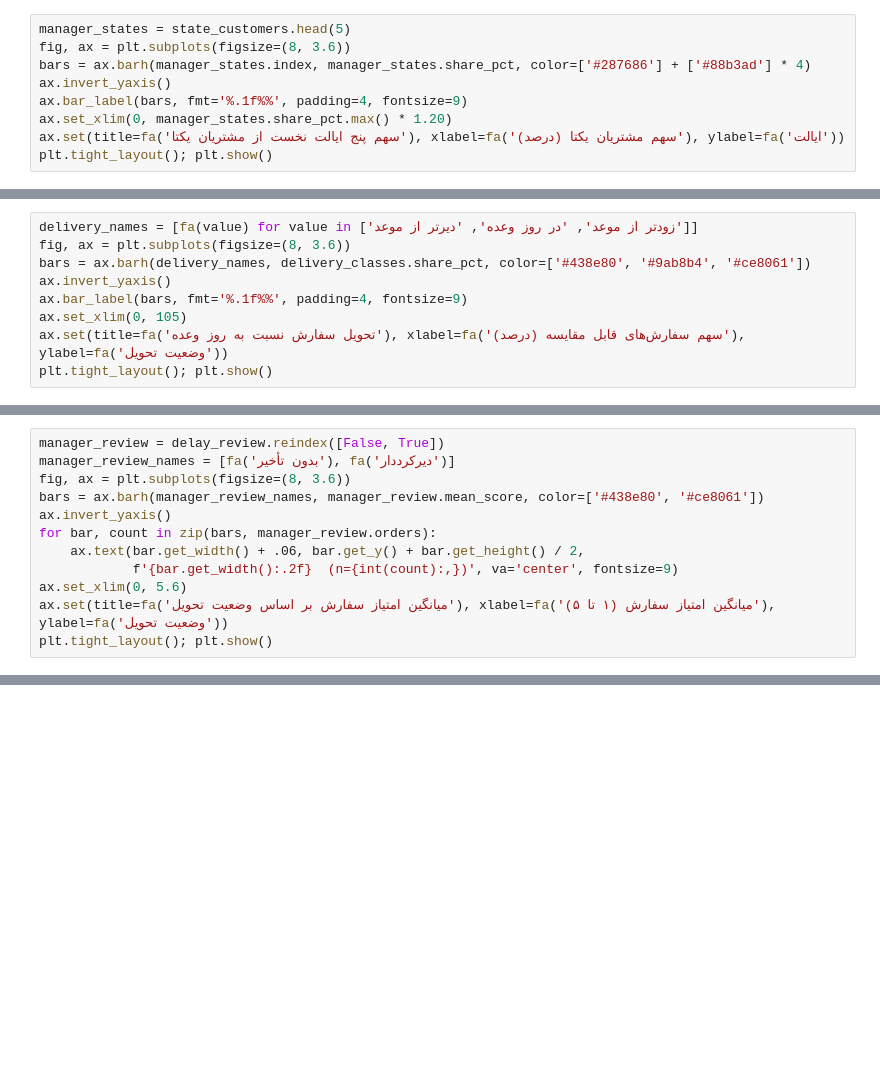
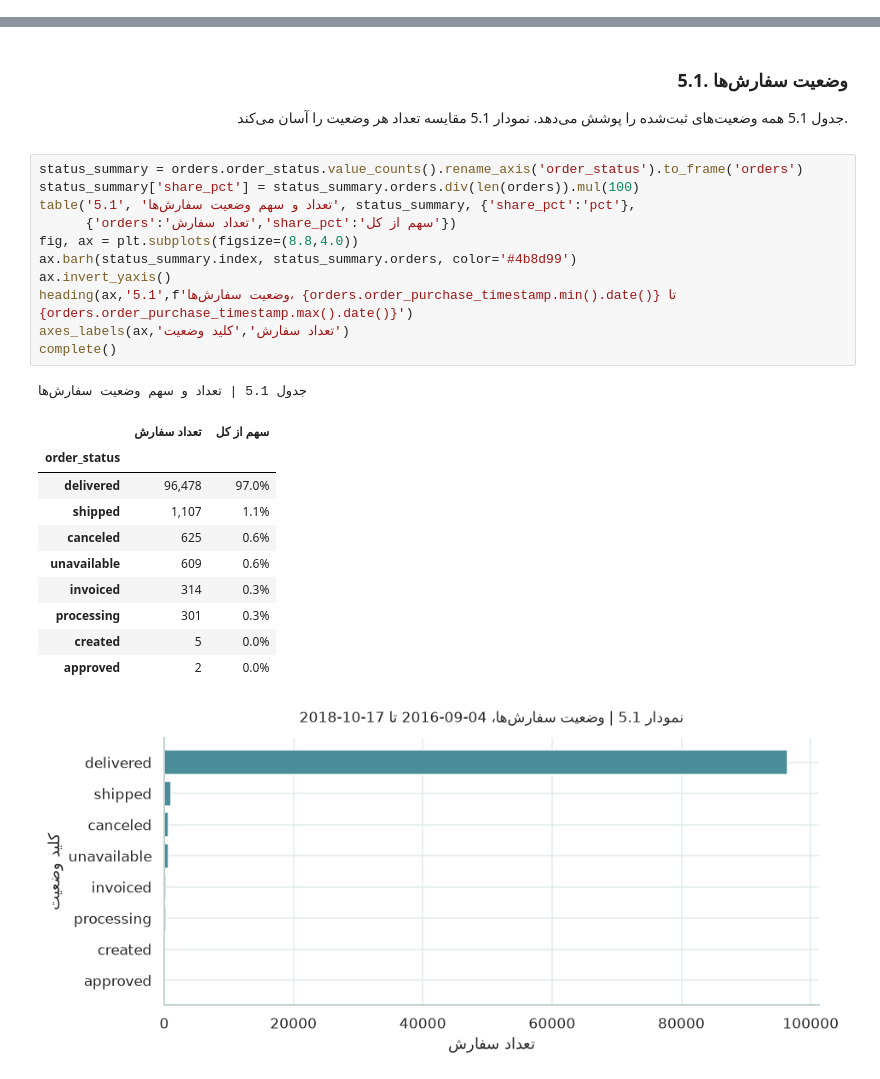
Before and after one commit to arashalidadi/olist-pro, a Jupyter notebook: olist_analysis.ipynb, the cells around one changed output, grey strips where cells are left out. Saved outputs shown, nothing was run; the diff lists cells and outputs as text; blank space fills up the shorter version.

```diff
--- a/olist_analysis.ipynb
+++ b/olist_analysis.ipynb
@@ -2856,9 +0,0 @@ plt.xticks(rotation=35); plt.tight_layout(); plt.show()
-# %%
-manager_states = state_customers.head(5)
-fig, ax = plt.subplots(figsize=(8, 3.6))
-bars = ax.barh(manager_states.index, manager_states.share_pct, color=['#287686'] + ['#88b3ad'] * 4)
-ax.invert_yaxis()
-ax.bar_label(bars, fmt='%.1f%%', padding=4, fontsize=9)
-ax.set_xlim(0, manager_states.share_pct.max() * 1.20)
-ax.set(title=fa('سهم پنج ایالت نخست از مشتریان یکتا'), xlabel=fa('سهم مشتریان یکتا (درصد)'), ylabel=fa('ایالت'))
-plt.tight_layout(); plt.show()
@@ -2908,9 +0,0 @@ plt.tight_layout(); plt.show()
-# %%
-delivery_names = [fa(value) for value in ['زودتر از موعد', 'در روز وعده', 'دیرتر از موعد']]
-fig, ax = plt.subplots(figsize=(8, 3.6))
-bars = ax.barh(delivery_names, delivery_classes.share_pct, color=['#438e80', '#9ab8b4', '#ce8061'])
-ax.invert_yaxis()
-ax.bar_label(bars, fmt='%.1f%%', padding=4, fontsize=9)
-ax.set_xlim(0, 105)
-ax.set(title=fa('تحویل سفارش نسبت به روز وعده'), xlabel=fa('سهم سفارش‌های قابل مقایسه (درصد)'), ylabel=fa('وضعیت تحویل'))
-plt.tight_layout(); plt.show()
@@ -2931,12 +0,0 @@ plt.tight_layout(); plt.show()
-# %%
-manager_review = delay_review.reindex([False, True])
-manager_review_names = [fa('بدون تأخیر'), fa('دیرکرددار')]
-fig, ax = plt.subplots(figsize=(8, 3.6))
-bars = ax.barh(manager_review_names, manager_review.mean_score, color=['#438e80', '#ce8061'])
-ax.invert_yaxis()
-for bar, count in zip(bars, manager_review.orders):
-    ax.text(bar.get_width() + .06, bar.get_y() + bar.get_height() / 2,
-            f'{bar.get_width():.2f}  (n={int(count):,})', va='center', fontsize=9)
-ax.set_xlim(0, 5.6)
-ax.set(title=fa('میانگین امتیاز سفارش بر اساس وضعیت تحویل'), xlabel=fa('میانگین امتیاز سفارش (۱ تا ۵)'), ylabel=fa('وضعیت تحویل'))
-plt.tight_layout(); plt.show()
@@ -3121,0 +576,33 @@ display(pd.DataFrame({'prepared_tables': [len(prepared_tables)]}))
+# %% [markdown]
+<div dir="rtl" align="right" style="text-align: right;">
+
+### 5.1. وضعیت سفارش‌ها
+
+جدول 5.1 همه وضعیت‌های ثبت‌شده را پوشش می‌دهد. نمودار 5.1 مقایسه تعداد هر وضعیت را آسان می‌کند.
+
+
+</div>
+# %%
+status_summary = orders.order_status.value_counts().rename_axis('order_status').to_frame('orders')
+status_summary['share_pct'] = status_summary.orders.div(len(orders)).mul(100)
+table('5.1', 'تعداد و سهم وضعیت سفارش‌ها', status_summary, {'share_pct':'pct'},
+      {'orders':'تعداد سفارش','share_pct':'سهم از کل'})
+fig, ax = plt.subplots(figsize=(8.8,4.0))
+ax.barh(status_summary.index, status_summary.orders, color='#4b8d99')
+ax.invert_yaxis()
+heading(ax,'5.1',f'وضعیت سفارش‌ها، {orders.order_purchase_timestamp.min().date()} تا {orders.order_purchase_timestamp.max().date()}')
+axes_labels(ax,'تعداد سفارش','کلید وضعیت')
+complete()
+# %% [output]
+جدول 5.1 | تعداد و سهم وضعیت سفارش‌ها
+|  | تعداد سفارش | سهم از کل |
+| order_status |  |  |
+| delivered | 96,478 | 97.0% |
+| shipped | 1,107 | 1.1% |
+| canceled | 625 | 0.6% |
+| unavailable | 609 | 0.6% |
+| invoiced | 314 | 0.3% |
+| processing | 301 | 0.3% |
+| created | 5 | 0.0% |
+| approved | 2 | 0.0% |
+[figure, added]
```
Also changed, not shown: parts of 305 cells of this notebook, 1 other file.
